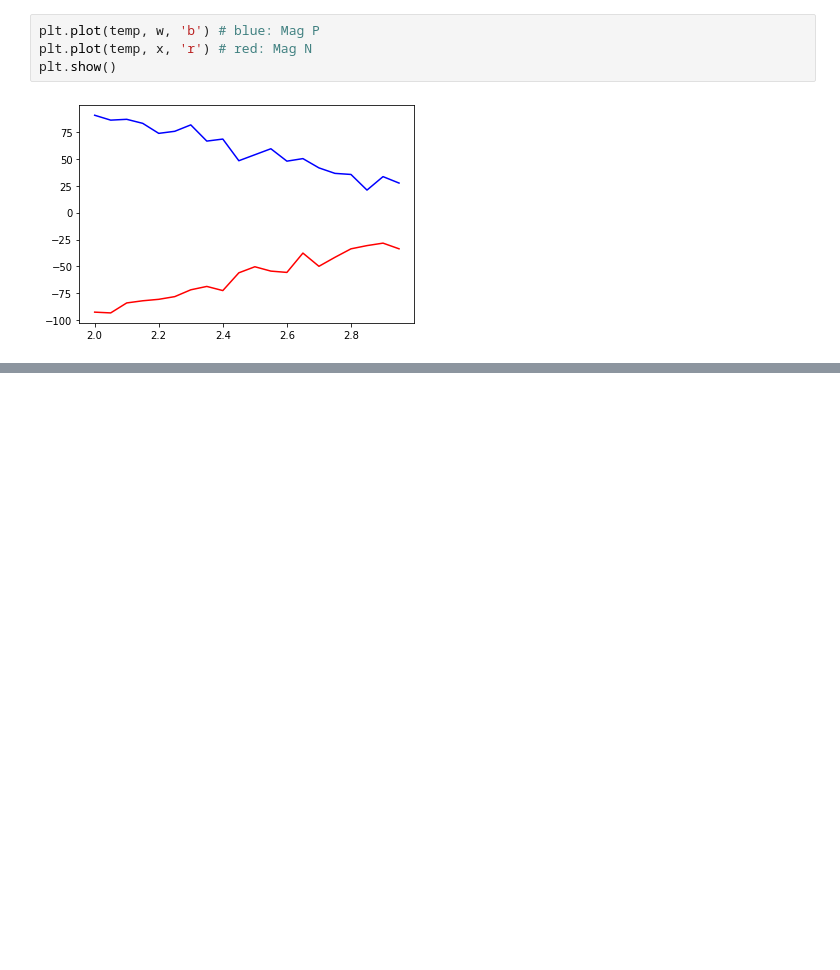
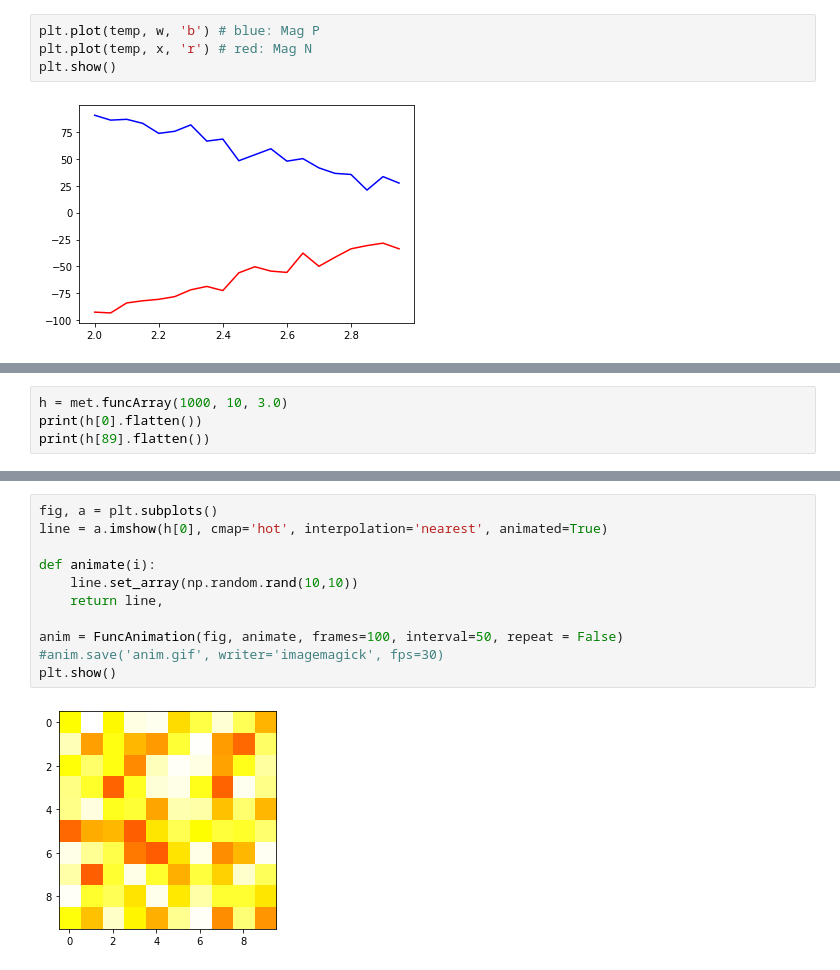
Before and after one commit to dmessier7/Ising_Model, a Jupyter notebook: GraphingMetroSim.ipynb, the cells around one changed output, grey strips where cells are left out. Saved outputs shown, nothing was run; the diff lists cells and outputs as text; blank space fills up the shorter version.

```diff
--- a/GraphingMetroSim.ipynb
+++ b/GraphingMetroSim.ipynb
@@ -61,0 +72,4 @@ plt.show()
+# %%
+h = met.funcArray(1000, 10, 3.0)
+print(h[0].flatten())
+print(h[89].flatten())
@@ -61,0 +87,13 @@ plt.show()
+# %%
+fig, a = plt.subplots()
+line = a.imshow(h[0], cmap='hot', interpolation='nearest', animated=True)
+
+def animate(i):
+    line.set_array(np.random.rand(10,10))
+    return line,
+
+anim = FuncAnimation(fig, animate, frames=100, interval=50, repeat = False)
+#anim.save('anim.gif', writer='imagemagick', fps=30)
+plt.show()
+# %% [output]
+[figure, added]
```
Also changed, not shown: parts of 4 cells of this notebook, 3 other files.
